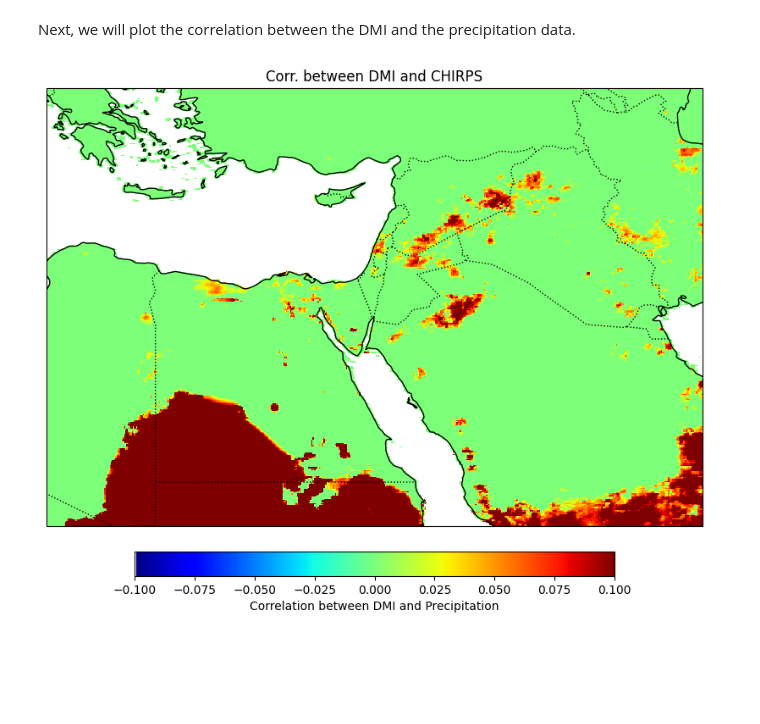
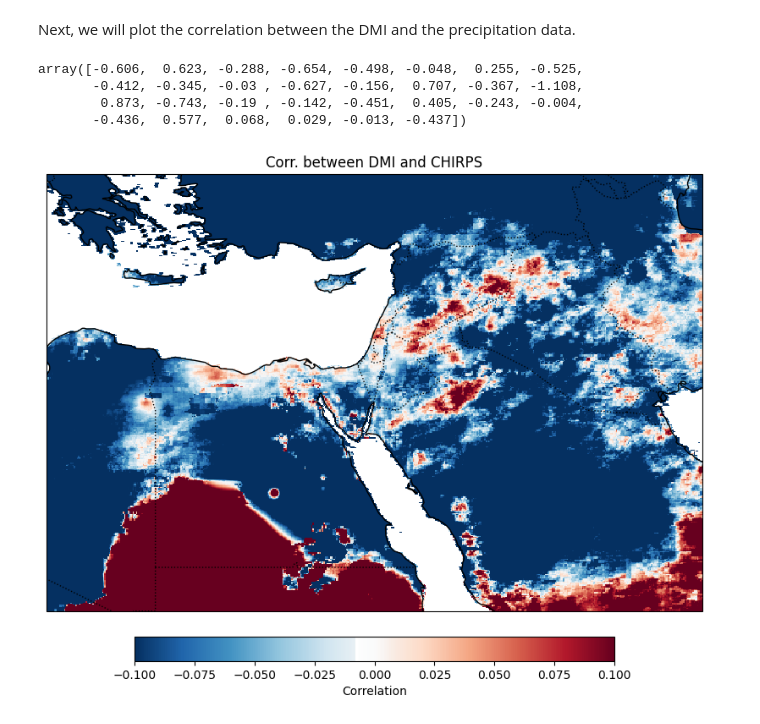
Before and after one commit to TrueMichato/sub-seasonal-cmip-analysis, a Jupyter notebook: src/paper_reproduction.ipynb, the cells around one changed output. Cells and saved outputs as stored; diff of their text form; code cells hidden in the pictures; blank space fills up the shorter version.

Commit message:
Updated vis functions, fixed t-test, tried some more correlation calculation methods

```diff
--- a/src/paper_reproduction.ipynb
+++ b/src/paper_reproduction.ipynb
@@ -53,6 +53,13 @@ np.float64(0.7453778857286607)
 [figure]
 # %% [markdown]
 Next, we will plot the correlation between the DMI and the precipitation data.
+# %%
+dmi_oct.values
+# %% [output]
+array([-0.606,  0.623, -0.288, -0.654, -0.498, -0.048,  0.255, -0.525,
+       -0.412, -0.345, -0.03 , -0.627, -0.156,  0.707, -0.367, -1.108,
+        0.873, -0.743, -0.19 , -0.142, -0.451,  0.405, -0.243, -0.004,
+       -0.436,  0.577,  0.068,  0.029, -0.013, -0.437])
 # %%
 chirps_data = nc.Dataset(f"{CHIRPS_path}/chirps_octobers_middle_east_1981_2010.nc")
 
@@ -68,8 +75,8 @@ corr_map_tested = np.where(helper.calc_corr_t_test(corr_map) < alpha, 0, corr_ma
 # %%
 fig7, ax7 = plt.subplots(1, 1, figsize=(10, 8), subplot_kw={'projection': ccrs.PlateCarree()})
-vis_helper.plot_precp_heatmap(ax7, corr_map_tested, boundaries, 'Correlation between DMI and Precipitation', 'Corr. between DMI and CHIRPS', 0)
+vis_helper.plot_corr_heatmap(ax7, corr_map, boundaries, 'Correlation between DMI and Precipitation', 'Corr. between DMI and CHIRPS', 0)
 # %% [output]
-[figure, old version]
+[figure, new version]
 # %%
 corr_map_tested
 # %% [output]
```
Also changed, not shown: parts of 8 cells of this notebook, 2 other files.
